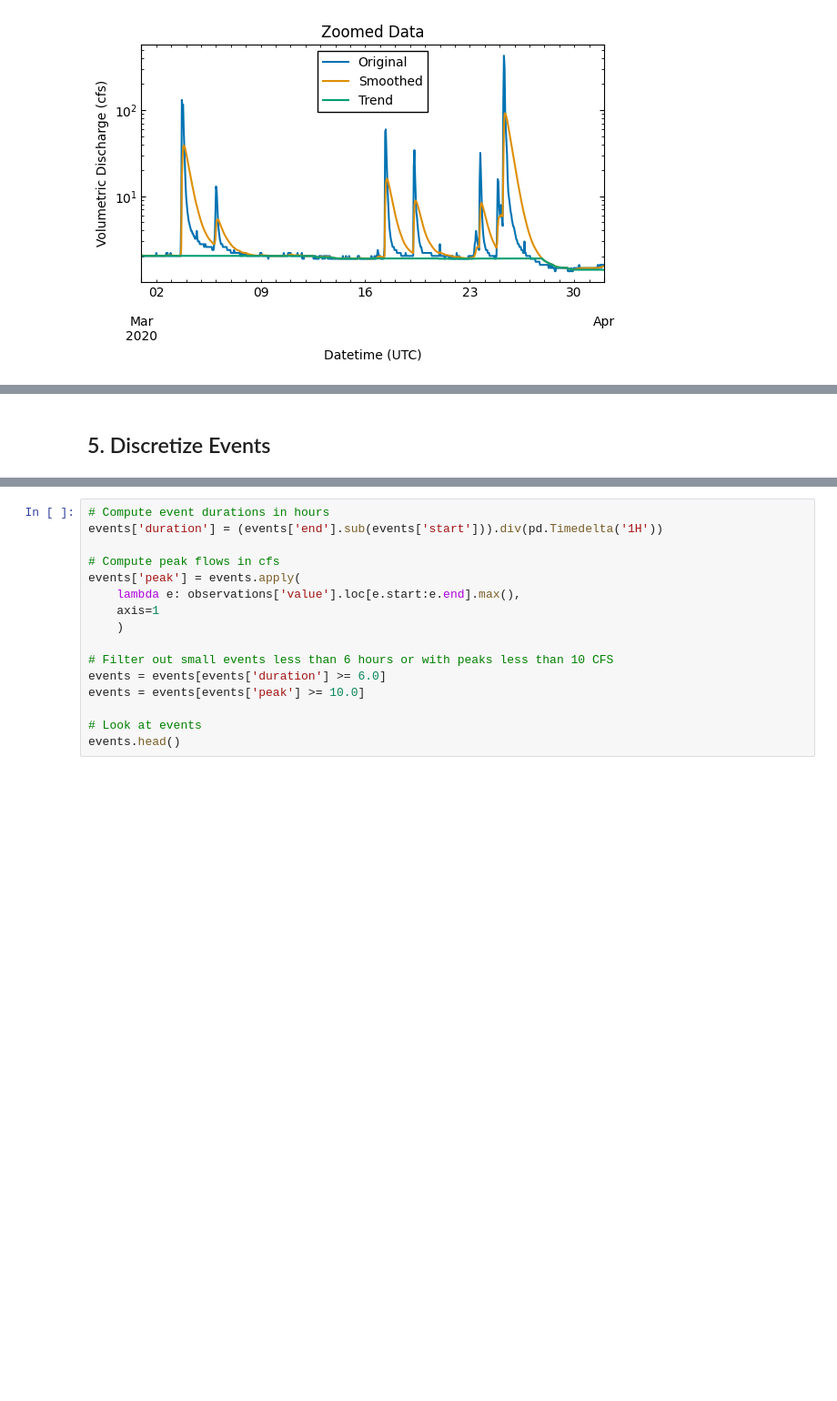
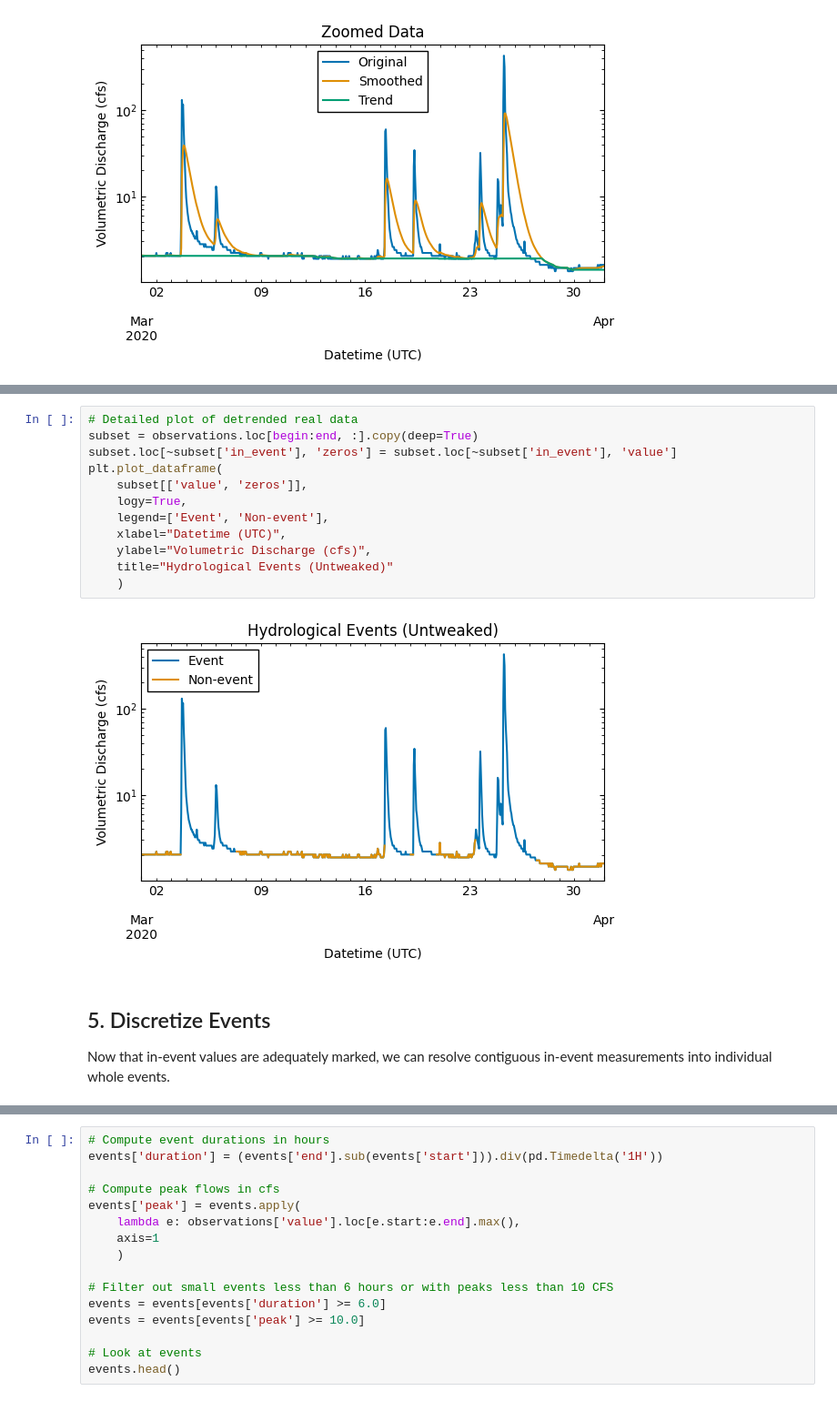
Before and after one commit to jarq6c/little_hope, a Jupyter notebook: event_detection.ipynb, the cells around one changed output, grey strips where cells are left out. Shown: that part at 91% size. Cells and saved outputs as stored; diff of their text form; blank space fills up the shorter version.

```diff
--- a/event_detection.ipynb
+++ b/event_detection.ipynb
@@ -185,5 +186,21 @@ plt.plot_dataframe(
+# %%
+# Detailed plot of detrended real data
+subset = observations.loc[begin:end, :].copy(deep=True)
+subset.loc[~subset['in_event'], 'zeros'] = subset.loc[~subset['in_event'], 'value']
+plt.plot_dataframe(
+    subset[['value', 'zeros']],
+    logy=True,
+    legend=['Event', 'Non-event'],
+    xlabel="Datetime (UTC)",
+    ylabel="Volumetric Discharge (cfs)",
+    title="Hydrological Events (Untweaked)"
+    )
+# %% [output]
+[figure, added]
 # %% [markdown]
 ## 5. Discretize Events
+
+Now that in-event values are adequately marked, we can resolve contiguous in-event measurements into individual whole events.
 # %%
 # Aggregate continguous event measurements into discrete events
 events = ev.event_boundaries(observations['in_event'])
```
Also changed, not shown: parts of 16 cells of this notebook.
